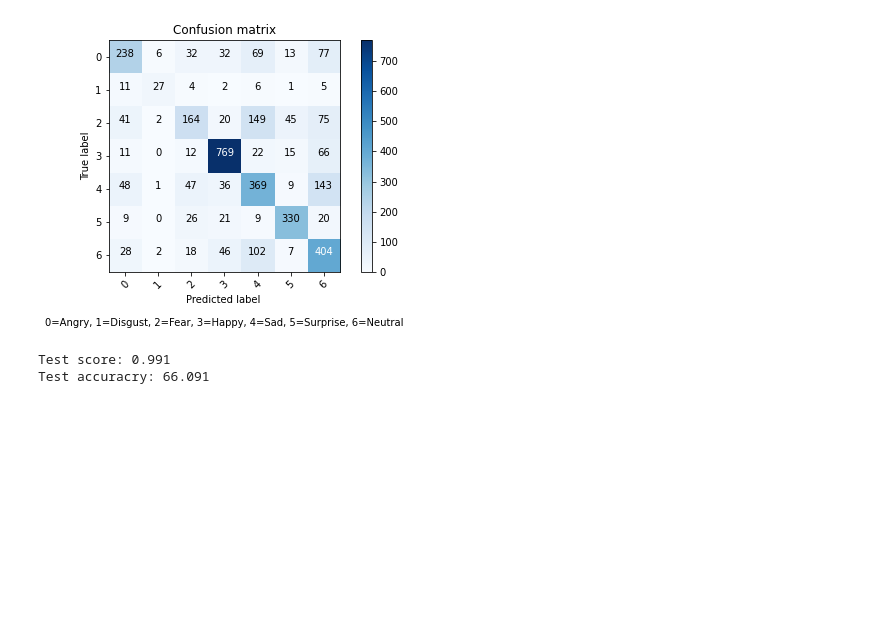
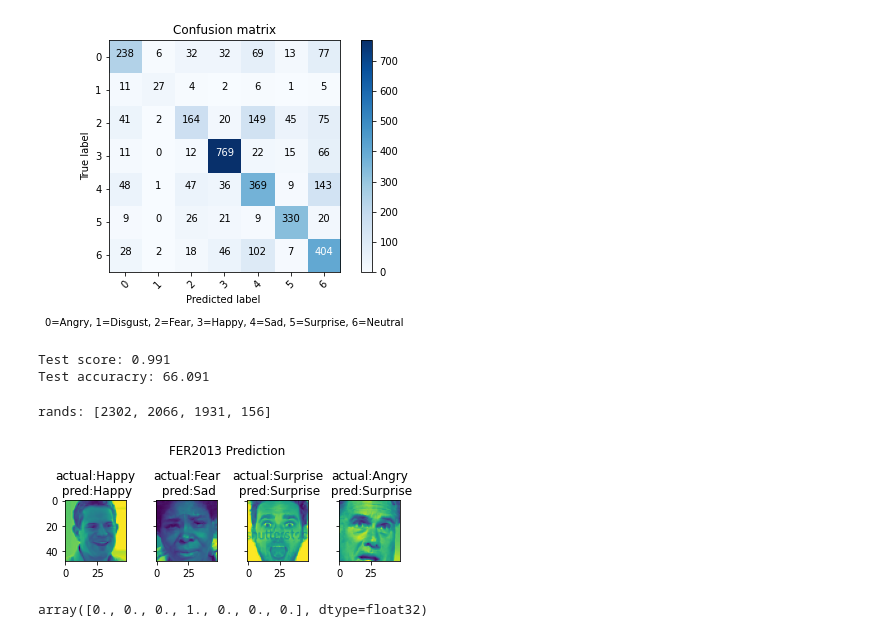
Before and after one commit to uninstallit/ATI736, a Jupyter notebook: Final/cnn.ipynb, the cells around one changed output. Saved outputs shown, nothing was run; the diff lists cells and outputs as text; code cells hidden in the pictures; blank space fills up the shorter version.

```diff
--- a/Final/cnn.ipynb
+++ b/Final/cnn.ipynb
@@ -212,3 +213,32 @@ print('Test accuracry: %.3f' % (acc * 100.0))
 # %% [output]
 Test score: 0.991
 Test accuracry: 66.091
+# %%
+# Predict
+emotions = ['Angry', 'Disgust', 'Fear', 'Happy', 'Sad', 'Surprise', 'Neutral']
+rands = random.sample(range(0, 3588), 4)
+print('rands:', rands)
+
+# Plot
+fig, (ax1, ax2, ax3, ax4) = plt.subplots(1, 4, sharex=True,sharey=True,figsize=(6, 2.5))
+axs=(ax1, ax2, ax3, ax4)
+plt.subplots_adjust(wspace=0.5)
+fig.suptitle('FER2013 Prediction')
+
+for i, index in enumerate(rands):
+  # predict
+  x = np.array([X_test[index]])
+  pred_x = np.argmax(save_model.predict(x))
+
+  axs[i].imshow(X_test[index][:,:,0])
+  e_id = np.argmax(y_test[index])
+  axs[i].set_title('actual:{}\n pred:{}'.format(emotions[e_id], emotions[pred_x]) )
+
+plt.show()
+# %% [output]
+rands: [2302, 2066, 1931, 156]
+[figure, added]
+# %%
+y_test[rands[0]]
+# %% [output]
+array([0., 0., 0., 1., 0., 0., 0.], dtype=float32)
```
Also changed, not shown: parts of 1 cell of this notebook.
